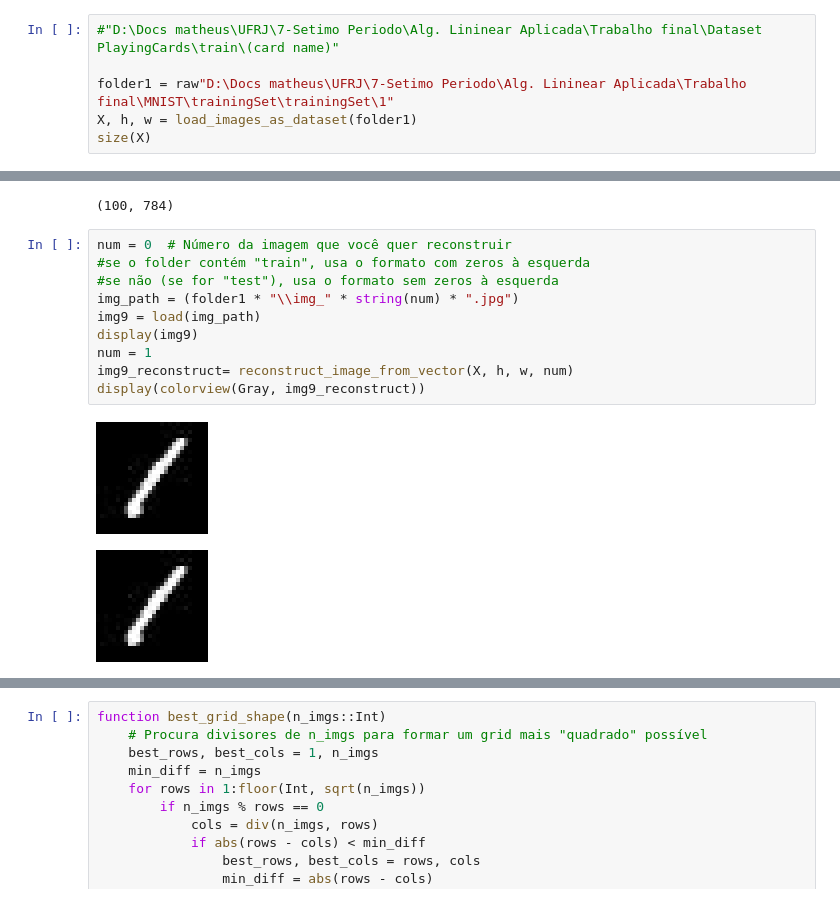
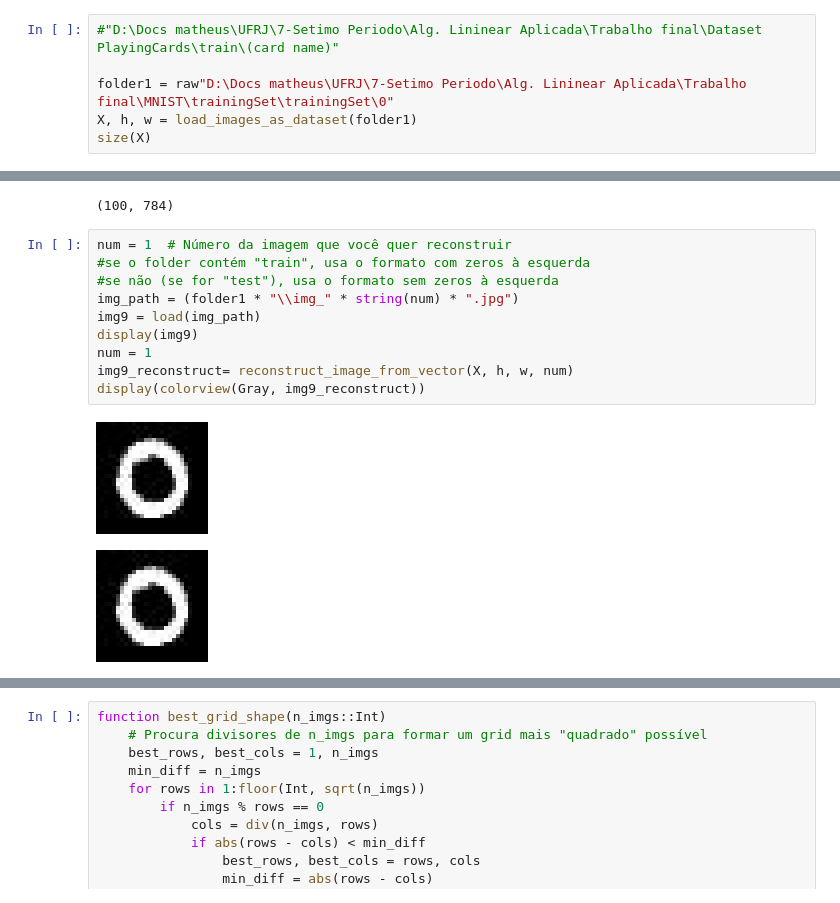
Before and after one commit to MDuqi/CSD-of-subspaces, a Jupyter notebook: Datasets Analyses with CSD.ipynb, the cells around one changed output, grey strips where cells are left out. Drawn from its saved outputs; the diff is of its cells as text.

```diff
--- a/Datasets Analyses with CSD.ipynb
+++ b/Datasets Analyses with CSD.ipynb
@@ -145,25 +145,25 @@ reconstruct_image_from_vector (generic function with 1 method)
 # %%
 #"D:\Docs matheus\UFRJ\7-Setimo Periodo\Alg. Lininear Aplicada\Trabalho final\Dataset PlayingCards\train\(card name)"
 
-folder1 = raw"D:\Docs matheus\UFRJ\7-Setimo Periodo\Alg. Lininear Aplicada\Trabalho final\MNIST\trainingSet\trainingSet\1"
+folder1 = raw"D:\Docs matheus\UFRJ\7-Setimo Periodo\Alg. Lininear Aplicada\Trabalho final\MNIST\trainingSet\trainingSet\0"
 X, h, w = load_images_as_dataset(folder1)
 size(X)
 # %% [output]
 Dimensões da imagem: 28 x 28
 (100, 784)
 # %%
-num = 0  # Número da imagem que você quer reconstruir
+num = 1  # Número da imagem que você quer reconstruir
 #se o folder contém "train", usa o formato com zeros à esquerda
 #se não (se for "test"), usa o formato sem zeros à esquerda
 img_path = (folder1 * "\\img_" * string(num) * ".jpg")
 img9 = load(img_path)
 display(img9)
 num = 1
 img9_reconstruct= reconstruct_image_from_vector(X, h, w, num)
 display(colorview(Gray, img9_reconstruct))
 # %% [output]
-[figure, old version]
+[figure, new version]
-[figure, old version]
+[figure, new version]
 # %%
 function display_image_grid(X::Matrix{Float64}, img_size::Tuple{Int,Int}, indices::Vector{Int}; grid_shape::Tuple{Int,Int}=nothing)
     n_imgs = length(indices)
```
Also changed, not shown: parts of 10 cells of this notebook, 2 other files.
